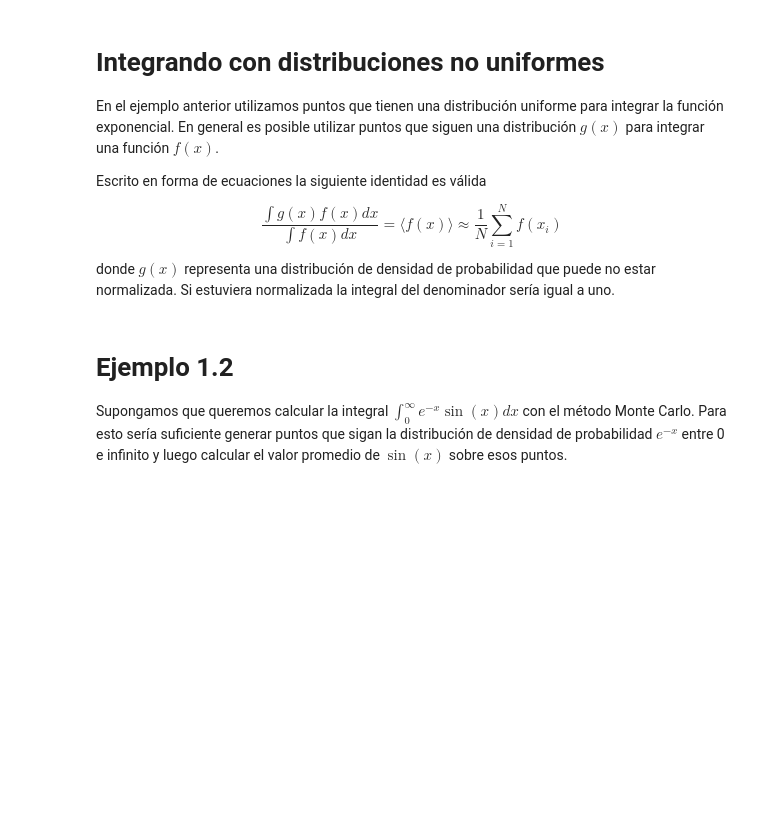
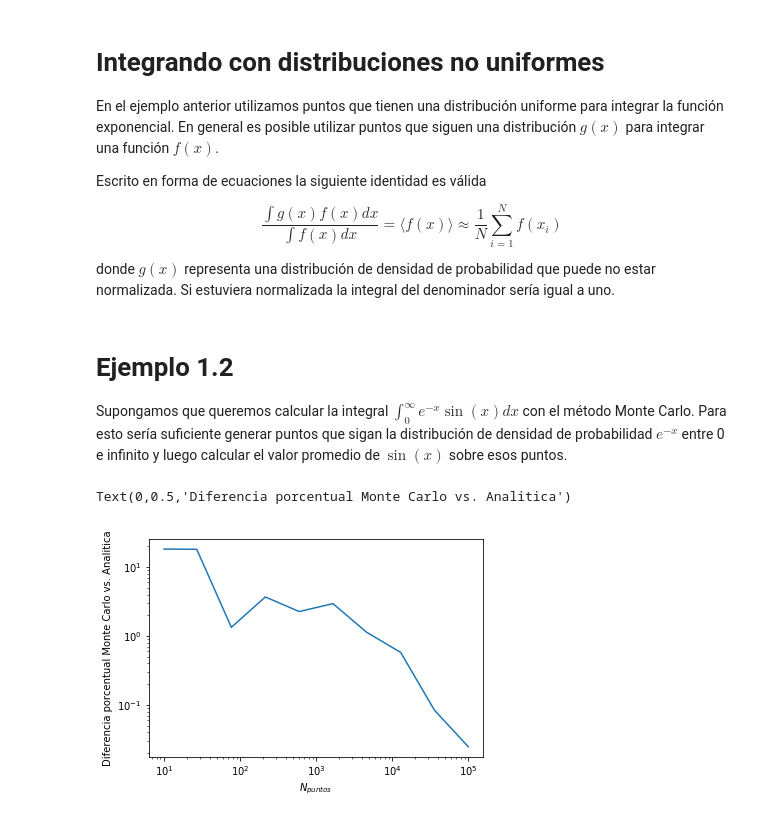
Before and after one commit to ComputoCienciasUniandes/MetodosComputacionalesAvanzados, a Jupyter notebook: secciones/05.MCMC/01_Motivacion_Metodos_Principantes.ipynb, the cells around one changed output. Drawn from its saved outputs; the diff is of its cells as text; code cells hidden in the pictures; blank space fills up the shorter version.

```diff
--- a/secciones/05.MCMC/01_Motivacion_Metodos_Principantes.ipynb
+++ b/secciones/05.MCMC/01_Motivacion_Metodos_Principantes.ipynb
@@ -84,3 +84,30 @@ del denominador sería igual a uno.
 Supongamos que queremos calcular la integral $\int_0 ^{\infty} e^{-x} \sin(x) dx$ con el método Monte Carlo.
 Para esto sería suficiente generar puntos que sigan la distribución de densidad de probabilidad $e^{-x}$ entre 0 e infinito
 y luego calcular el valor promedio de $\sin(x)$ sobre esos puntos.
+# %%
+def f(x):
+    return np.sin(x)
+
+def integral_analitica():
+    return 0.5
+
+def integral_monte_carlo(N=100):
+    x = np.random.exponential(size=N) # esto ya no es una distribucion uniforme!
+    return np.sum(f(x))/N
+
+
+n_intentos = 10
+puntos = np.int_(np.logspace(1,5,n_intentos))
+diferencias = np.ones(n_intentos)
+for i in range(n_intentos):
+    a = integral_analitica()
+    b = integral_monte_carlo(N=puntos[i])
+    diferencias[i] =  (np.abs((a-b)/a))
+# %%
+plt.plot(puntos, diferencias*100)
+plt.loglog()
+plt.xlabel("$N_{puntos}$")
+plt.ylabel("Diferencia porcentual Monte Carlo vs. Analitica")
+# %% [output]
+Text(0,0.5,'Diferencia porcentual Monte Carlo vs. Analitica')
+[figure, added]
```
Also changed, not shown: parts of 3 cells of this notebook.
